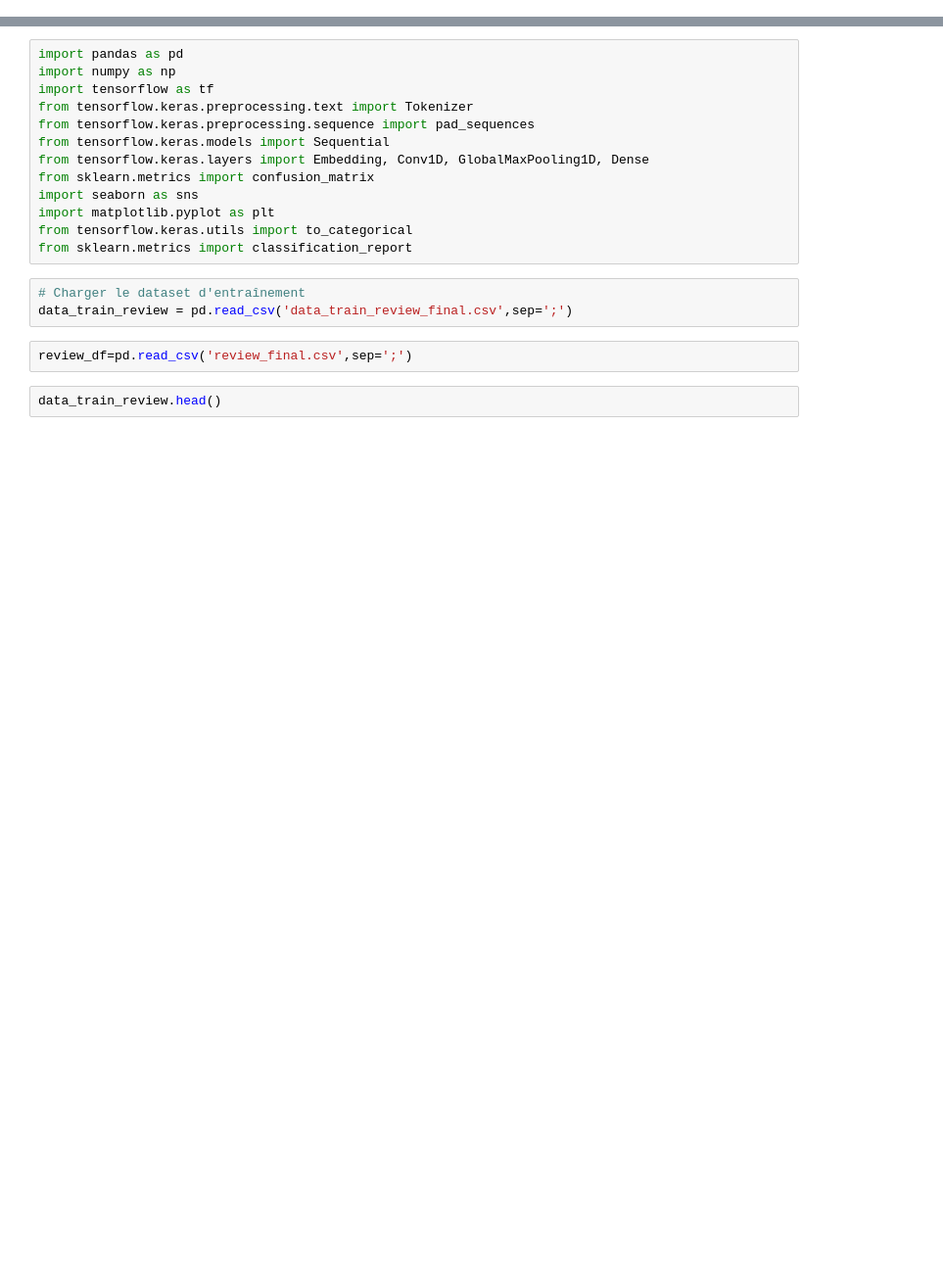
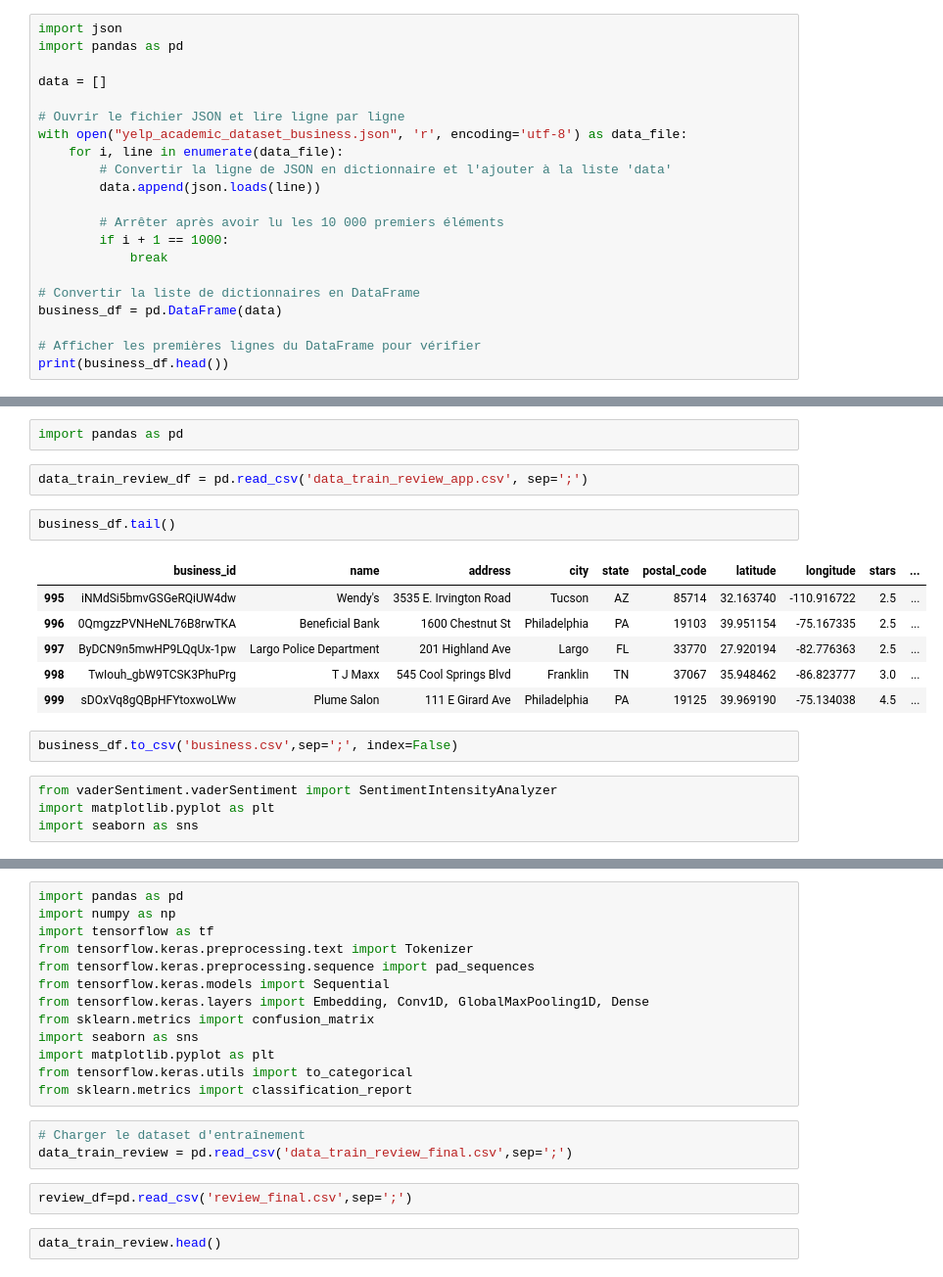
Before and after one commit to soraps/Projet2_NLP, a Jupyter notebook: NLP_Project_2_models.ipynb, the cells around one changed output, grey strips where cells are left out. Shown: that part at 98% size. Cells and saved outputs as stored; diff of their text form; blank space fills up the shorter version.

```diff
--- a/NLP_Project_2_models.ipynb
+++ b/NLP_Project_2_models.ipynb
@@ -0,0 +1,21 @@
+# %%
+import json
+import pandas as pd
+
+data = []
+
+# Ouvrir le fichier JSON et lire ligne par ligne
+with open("yelp_academic_dataset_business.json", 'r', encoding='utf-8') as data_file:
+    for i, line in enumerate(data_file):
+        # Convertir la ligne de JSON en dictionnaire et l'ajouter à la liste 'data'
+        data.append(json.loads(line))
+
+        # Arrêter après avoir lu les 10 000 premiers éléments
+        if i + 1 == 1000:
+            break
+
+# Convertir la liste de dictionnaires en DataFrame
+business_df = pd.DataFrame(data)
+
+# Afficher les premières lignes du DataFrame pour vérifier
+print(business_df.head())
@@ -0,0 +70,19 @@
+# %%
+import pandas as pd
+# %%
+data_train_review_df = pd.read_csv('data_train_review_app.csv', sep=';')
+# %%
+business_df.tail()
+# %% [output]
+|  | business_id | name | address | city | state | postal_code | latitude | longitude | stars | ... |
+| 995 | iNMdSi5bmvGSGeRQiUW4dw | Wendy's | 3535 E. Irvington Road | Tucson | AZ | 85714 | 32.163740 | -110.916722 | 2.5 | ... |
+| 996 | 0QmgzzPVNHeNL76B8rwTKA | Beneficial Bank | 1600 Chestnut St | Philadelphia | PA | 19103 | 39.951154 | -75.167335 | 2.5 | ... |
+| 997 | ByDCN9n5mwHP9LQqUx-1pw | Largo Police Department | 201 Highland Ave | Largo | FL | 33770 | 27.920194 | -82.776363 | 2.5 | ... |
+| 998 | TwIouh_gbW9TCSK3PhuPrg | T J Maxx | 545 Cool Springs Blvd | Franklin | TN | 37067 | 35.948462 | -86.823777 | 3.0 | ... |
+| 999 | sDOxVq8gQBpHFYtoxwoLWw | Plume Salon | 111 E Girard Ave | Philadelphia | PA | 19125 | 39.969190 | -75.134038 | 4.5 | ... |
+# %%
+business_df.to_csv('business.csv',sep=';', index=False)
+# %%
+from vaderSentiment.vaderSentiment import SentimentIntensityAnalyzer
+import matplotlib.pyplot as plt
+import seaborn as sns
```
Also changed, not shown: parts of 7 cells of this notebook, 6 other files.
